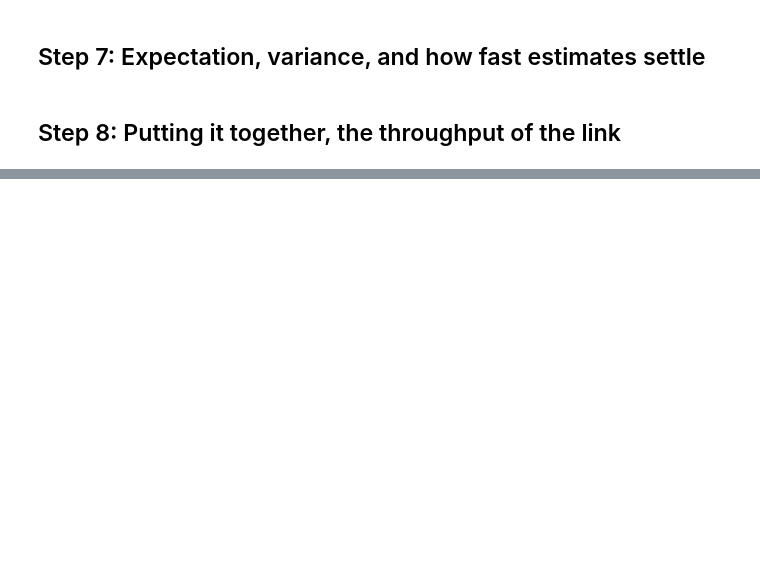
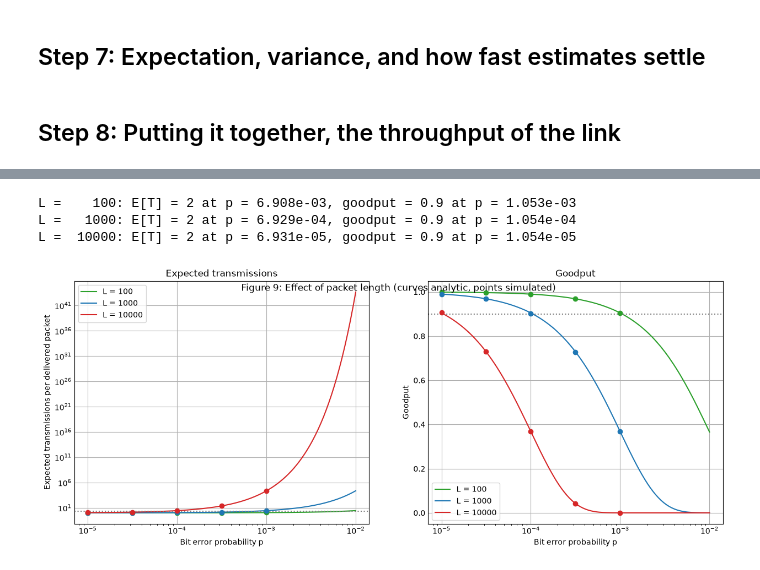
Before and after one commit to mariec-j/ECE3715-Stats-Repo, a Jupyter notebook: Mini-Project-1/mp1.ipynb, the cells around one changed output, grey strips where cells are left out. Drawn from its saved outputs; the diff is of its cells as text; code cells hidden in the pictures; blank space fills up the shorter version.

```diff
--- a/Mini-Project-1/mp1.ipynb
+++ b/Mini-Project-1/mp1.ipynb
@@ -512,0 +587,39 @@ For q=0.7 this is $0.3^2 = 0.09$ for all three pairs. The simulated values were
+# %%
+# Question 7: Figure 9: three packet lengths
+rng_9 = rng_8.spawn(1)[0]
+lengths = [100, 1000, 10000]
+colors = ["tab:green", "tab:blue", "tab:red"]
+
+fig, (axa, axb) = plt.subplots(1, 2, figsize=(12, 4.5))
+for Lk, c in zip(lengths, colors):
+    axa.plot(p_curve, expected_tx(p_curve, Lk), color=c, label=f"L = {Lk}")
+    axb.plot(p_curve, q_clean(p_curve, Lk), color=c, label=f"L = {Lk}")
+
+    means, ses = [], []
+    for p in p_sim:
+        T = ml.attempts_until_clean(n_sim, q_clean(p, Lk), rng_9)
+        means.append(T.mean())
+        ses.append(T.std(ddof=1) / np.sqrt(n_sim))
+    means, ses = np.array(means), np.array(ses)
+    axa.errorbar(p_sim, means, yerr=ses, fmt="o", color=c, capsize=3)
+    axb.errorbar(p_sim, 1 / means, yerr=ses / means**2, fmt="o", color=c, capsize=3)
+
+    p2 = 1 - 2**(-1/Lk)
+    p9 = 1 - 0.9**(1/Lk)
+    print(f"L = {Lk:6d}: E[T] = 2 at p = {p2:.3e}, goodput = 0.9 at p = {p9:.3e}")
+
+axa.axhline(2, color="gray", ls=":")
+axb.axhline(0.9, color="gray", ls=":")
+axa.set_xscale("log"); axa.set_yscale("log")
+axb.set_xscale("log")
+axa.set_xlabel("Bit error probability p"); axa.set_ylabel("Expected transmissions per delivered packet")
+axb.set_xlabel("Bit error probability p"); axb.set_ylabel("Goodput")
+axa.set_title("Expected transmissions"); axb.set_title("Goodput")
+axa.legend(); axb.legend()
+fig.suptitle("Figure 9: Effect of packet length (curves analytic, points simulated)")
+plt.show()
+# %% [output]
+L =    100: E[T] = 2 at p = 6.908e-03, goodput = 0.9 at p = 1.053e-03
+L =   1000: E[T] = 2 at p = 6.929e-04, goodput = 0.9 at p = 1.054e-04
+L =  10000: E[T] = 2 at p = 6.931e-05, goodput = 0.9 at p = 1.054e-05
+[figure, added]
```
Also changed, not shown: parts of 7 cells of this notebook.
